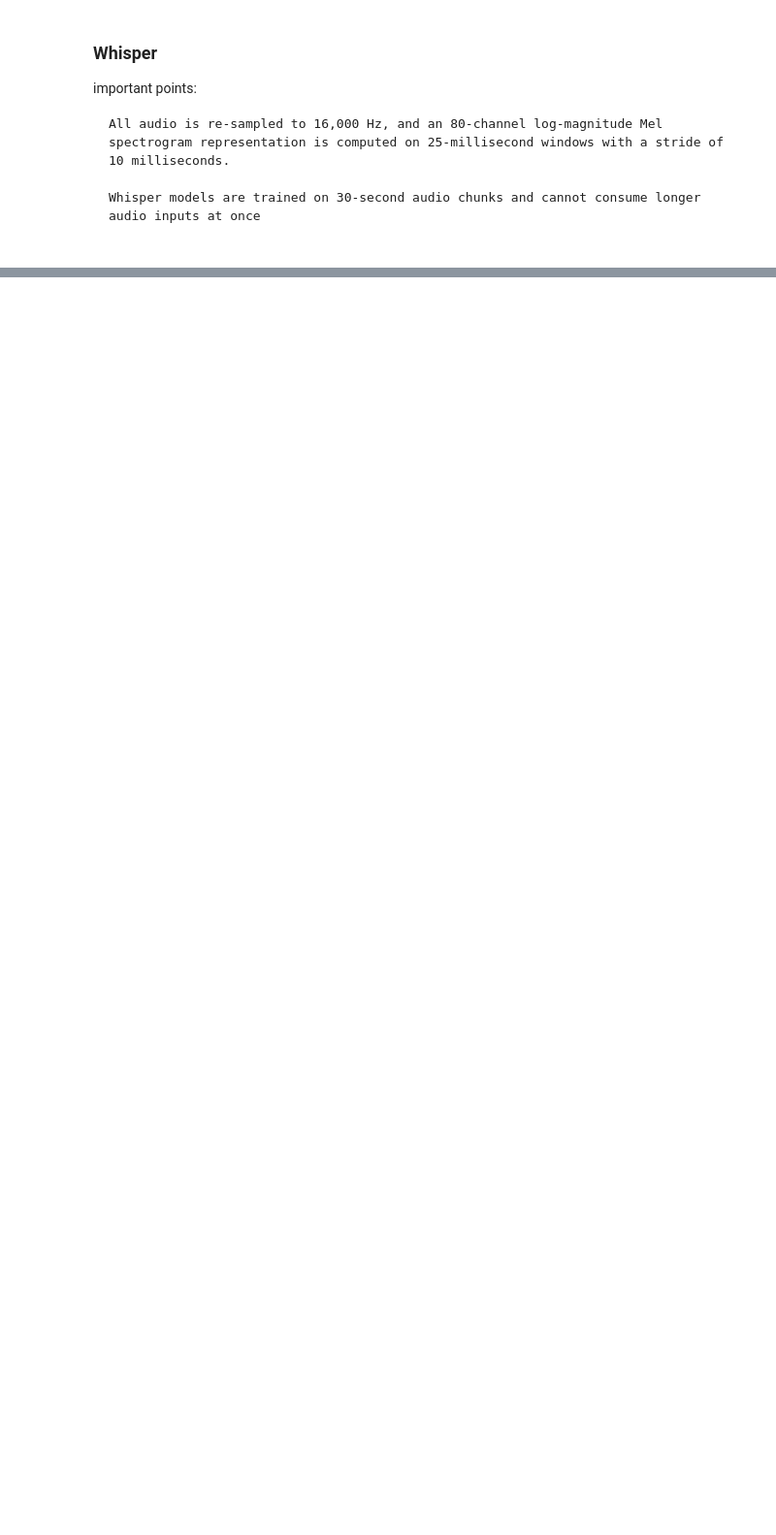
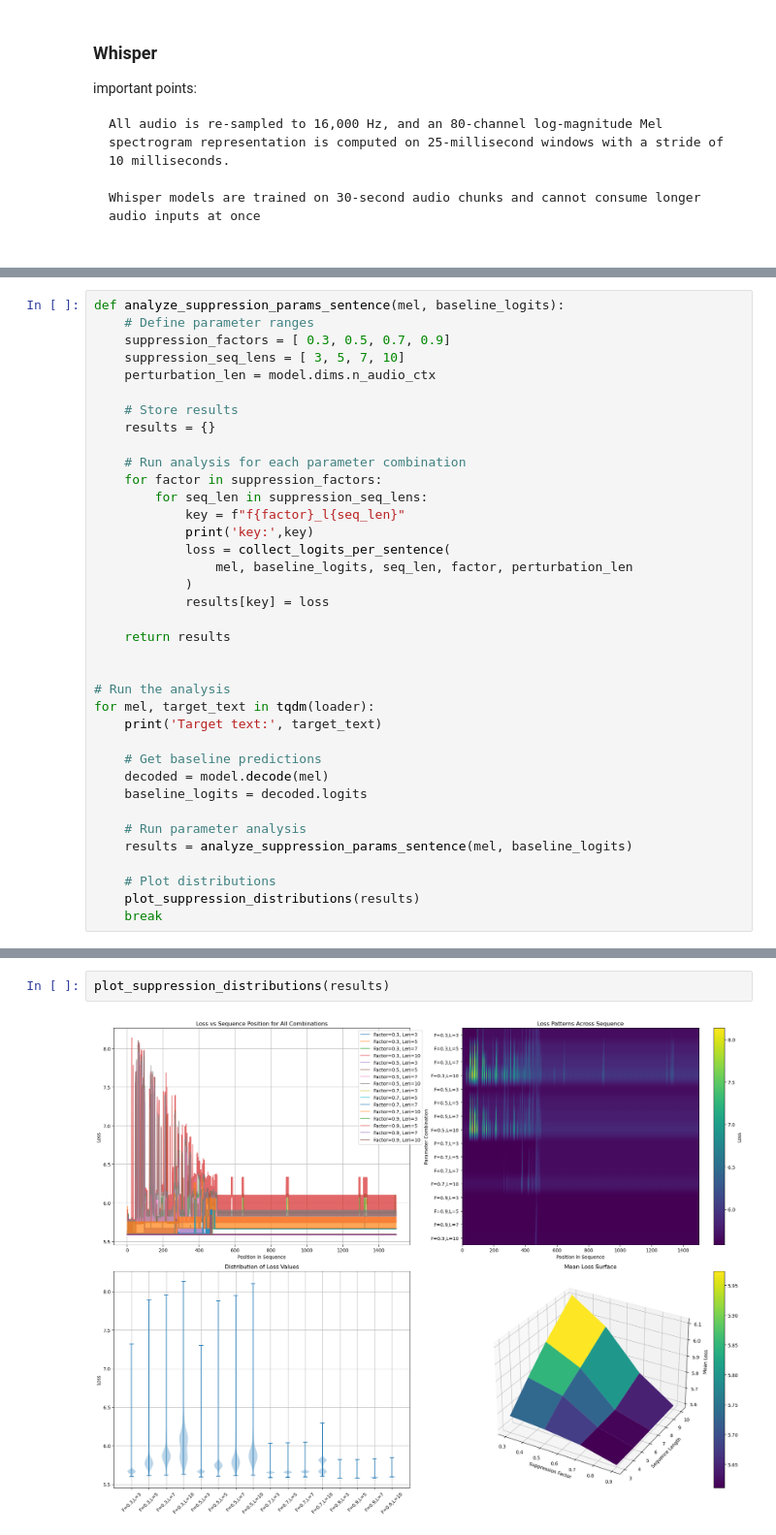
Before and after one commit to arunimaCh29/AtMan-Whisper, a Jupyter notebook: whisper_notebooks/whisper-tiny.ipynb, the cells around one changed output, grey strips where cells are left out. Shown at 97% size. Saved outputs shown, nothing was run; the diff lists cells and outputs as text; blank space fills up the shorter version.

```diff
--- a/whisper_notebooks/whisper-tiny.ipynb
+++ b/whisper_notebooks/whisper-tiny.ipynb
@@ -222,0 +356,37 @@ Target text: HE HOPED THERE WOULD BE STEW FOR DINNER TURNIPS AND CARROTS AND BRU
+# %%
+def analyze_suppression_params_sentence(mel, baseline_logits):
+    # Define parameter ranges
+    suppression_factors = [ 0.3, 0.5, 0.7, 0.9]
+    suppression_seq_lens = [ 3, 5, 7, 10]
+    perturbation_len = model.dims.n_audio_ctx
+
+    # Store results
+    results = {}
+
+    # Run analysis for each parameter combination
+    for factor in suppression_factors:
+        for seq_len in suppression_seq_lens:
+            key = f"f{factor}_l{seq_len}"
+            print('key:',key)
+            loss = collect_logits_per_sentence(
+                mel, baseline_logits, seq_len, factor, perturbation_len
+            )
+            results[key] = loss
+
+    return results
+
+
+# Run the analysis
+for mel, target_text in tqdm(loader):
+    print('Target text:', target_text)
+
+    # Get baseline predictions
+    decoded = model.decode(mel)
+    baseline_logits = decoded.logits
+
+    # Run parameter analysis
+    results = analyze_suppression_params_sentence(mel, baseline_logits)
+
+    # Plot distributions
+    plot_suppression_distributions(results)
+    break
@@ -222,0 +462,4 @@ Target text: HE HOPED THERE WOULD BE STEW FOR DINNER TURNIPS AND CARROTS AND BRU
+# %%
+plot_suppression_distributions(results)
+# %% [output]
+[figure, added]
```
Also changed, not shown: parts of 8 cells of this notebook.
